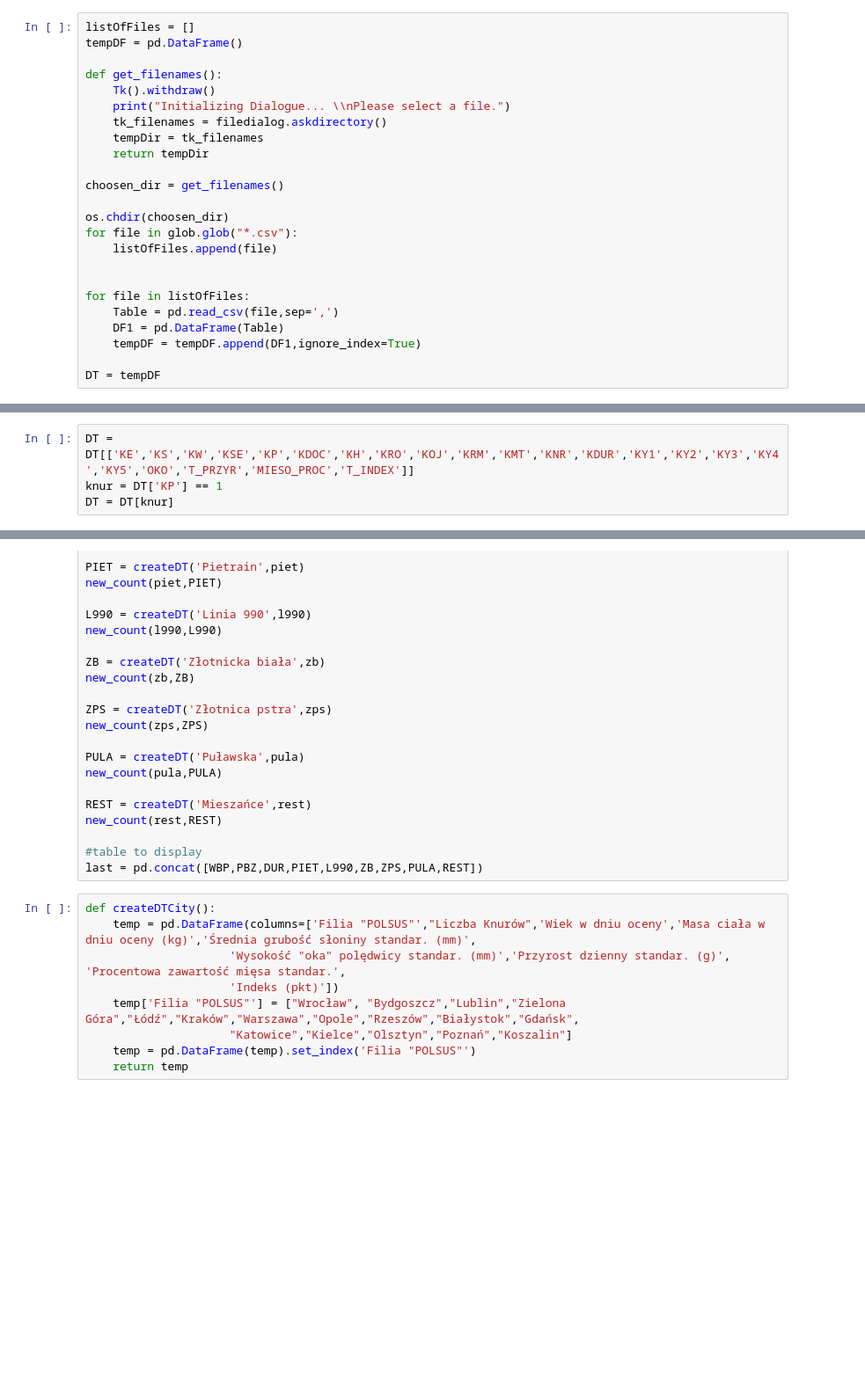
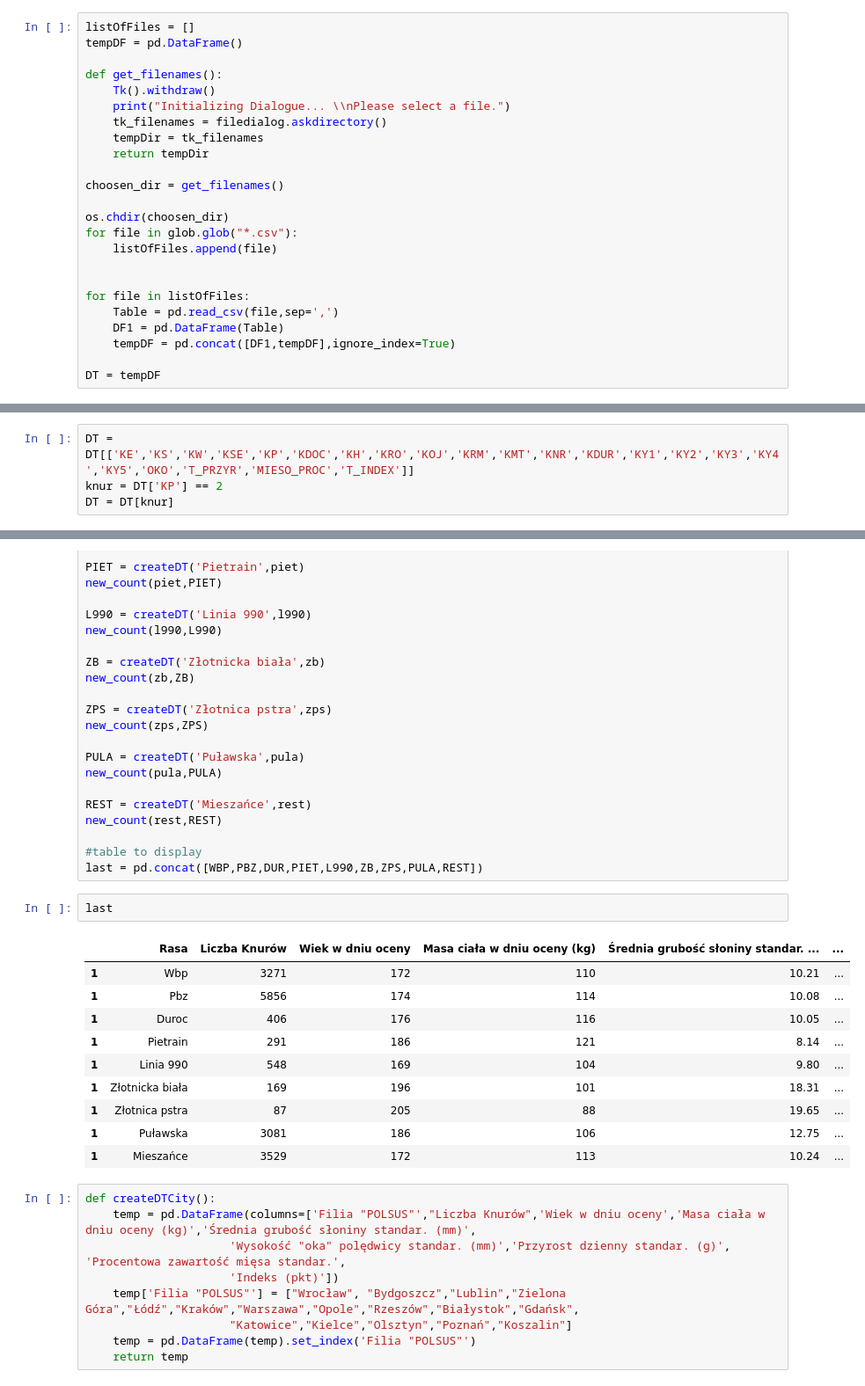
Before and after one commit to MaciejOlech21/InstytutProject, a Jupyter notebook: Instytut_projekt/Przyzyciowa_rdy.ipynb, the cells around one changed output, grey strips where cells are left out. Shown at 88% size. Drawn from its saved outputs; the diff is of its cells as text; blank space fills up the shorter version.

Commit message:
Przyżyciowa gotowa dla knurów i loszek
Przyżciowa dla knurów i loszek podział ogólny na rasy i podział ze względu na rasy i miasta

```diff
--- a/Instytut_projekt/Przyzyciowa_rdy.ipynb
+++ b/Instytut_projekt/Przyzyciowa_rdy.ipynb
@@ -30,7 +30,7 @@ for file in glob.glob("*.csv"):
 for file in listOfFiles:
     Table = pd.read_csv(file,sep=',')
     DF1 = pd.DataFrame(Table)
-    tempDF = tempDF.append(DF1,ignore_index=True)
+    tempDF = pd.concat([DF1,tempDF],ignore_index=True)
 
 DT = tempDF
 # %% [output]
@@ -46,7 +53,7 @@ DT['OKO'] = DT['OKO'].astype(float)
 DT['MIESO_PROC'] = DT['MIESO_PROC'].astype(float)
 # %%
 DT = DT[['KE','KS','KW','KSE','KP','KDOC','KH','KRO','KOJ','KRM','KMT','KNR','KDUR','KY1','KY2','KY3','KY4','KY5','OKO','T_PRZYR','MIESO_PROC','T_INDEX']]
-knur = DT['KP'] == 1
+knur = DT['KP'] == 2
 DT = DT[knur]
 # %%
 DT['KDOC'] = pd.to_datetime(DT['KDOC'])
@@ -146,6 +153,19 @@ new_count(rest,REST)
 
 #table to display
 last = pd.concat([WBP,PBZ,DUR,PIET,L990,ZB,ZPS,PULA,REST])
+# %%
+last
+# %% [output]
+|  | Rasa | Liczba Knurów | Wiek w dniu oceny | Masa ciała w dniu oceny (kg) | Średnia grubość słoniny standar. ... | ... |
+| 1 | Wbp | 3271 | 172 | 110 | 10.21 | ... |
+| 1 | Pbz | 5856 | 174 | 114 | 10.08 | ... |
+| 1 | Duroc | 406 | 176 | 116 | 10.05 | ... |
+| 1 | Pietrain | 291 | 186 | 121 | 8.14 | ... |
+| 1 | Linia 990 | 548 | 169 | 104 | 9.80 | ... |
+| 1 | Złotnicka biała | 169 | 196 | 101 | 18.31 | ... |
+| 1 | Złotnica pstra | 87 | 205 | 88 | 19.65 | ... |
+| 1 | Puławska | 3081 | 186 | 106 | 12.75 | ... |
+| 1 | Mieszańce | 3529 | 172 | 113 | 10.24 | ... |
 # %%
 def createDTCity():
     temp = pd.DataFrame(columns=['Filia "POLSUS"',"Liczba Knurów",'Wiek w dniu oceny','Masa ciała w dniu oceny (kg)','Średnia grubość słoniny standar. (mm)',
```
Also changed, not shown: parts of 3 cells of this notebook.
